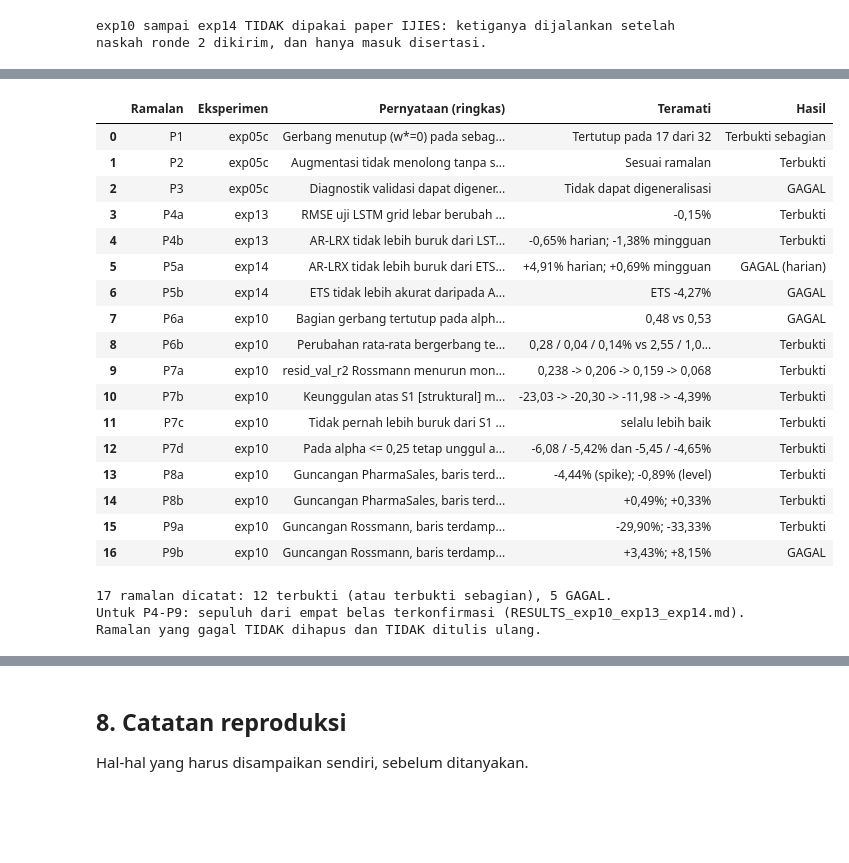
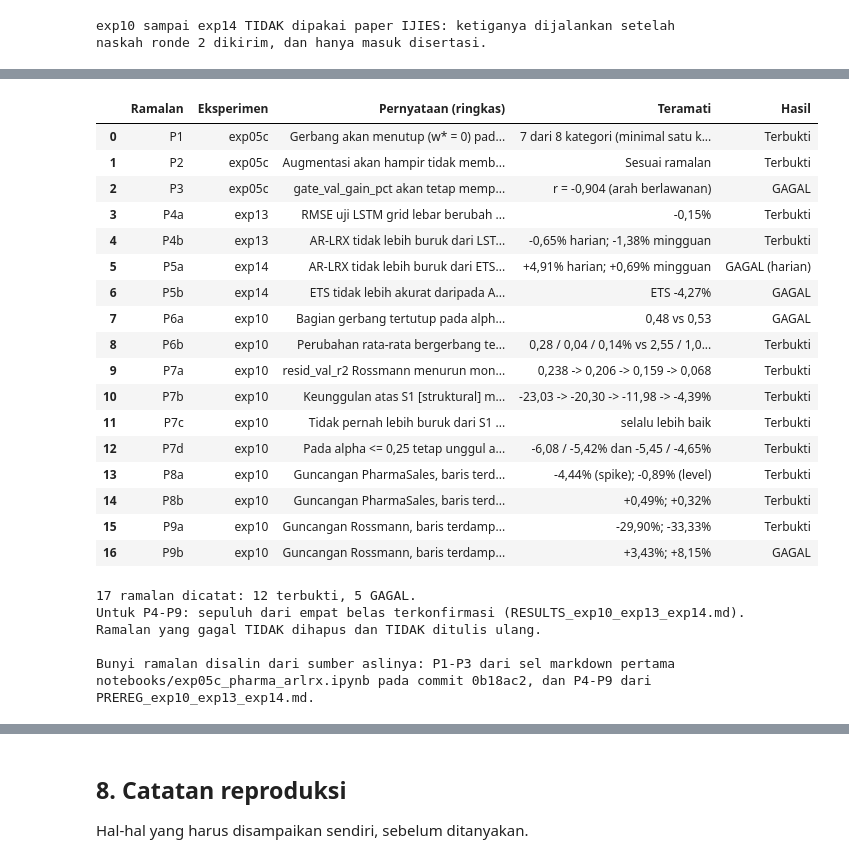
Before and after one commit to wahyuramadhandotcom/A-Hybrid-forecasting-model, a Jupyter notebook: notebooks/laporan/00_peta_eksperimen.ipynb, the cells around one changed output, grey strips where cells are left out. Saved outputs shown, nothing was run; the diff lists cells and outputs as text; code cells hidden in the pictures; blank space fills up the shorter version.

```diff
--- a/notebooks/laporan/00_peta_eksperimen.ipynb
+++ b/notebooks/laporan/00_peta_eksperimen.ipynb
@@ -672,37 +673,43 @@ ramalan benar-benar ditulis sebelum hasilnya dilihat.
 # %%
 # Status seluruh ramalan pra-registrasi, disalin apa adanya dari
 # RESULTS_exp10_exp13_exp14.md (P4-P9) dan Tabel 5.2 disertasi (P1-P3).
 RAMALAN = [
- ("P1", "exp05c", "Gerbang menutup (w*=0) pada sebagian besar kategori PharmaSales", "Tertutup pada 17 dari 32", "Terbukti sebagian"),
- ("P2", "exp05c", "Augmentasi tidak menolong tanpa struktur yang dapat dimanfaatkan", "Sesuai ramalan", "Terbukti"),
- ("P3", "exp05c", "Diagnostik validasi dapat digeneralisasi ke data uji", "Tidak dapat digeneralisasi", "GAGAL"),
+ ("P1", "exp05c", "Gerbang akan menutup (w* = 0) pada sebagian besar kategori",
+  "7 dari 8 kategori (minimal satu konfigurasi); 17 dari 32 konfigurasi", "Terbukti"),
+ ("P2", "exp05c", "Augmentasi akan hampir tidak membantu", "Sesuai ramalan", "Terbukti"),
+ ("P3", "exp05c", "gate_val_gain_pct akan tetap memprediksi perbaikan test",
+  "r = -0,904 (arah berlawanan)", "GAGAL"),
  ("P4a", "exp13", "RMSE uji LSTM grid lebar berubah paling banyak +/-2% terhadap exp12", "-0,15%", "Terbukti"),
  ("P4b", "exp13", "AR-LRX tidak lebih buruk dari LSTM grid lebar lebih dari 1%", "-0,65% harian; -1,38% mingguan", "Terbukti"),
  ("P5a", "exp14", "AR-LRX tidak lebih buruk dari ETS bergulir lebih dari 1%", "+4,91% harian; +0,69% mingguan", "GAGAL (harian)"),
  ("P5b", "exp14", "ETS tidak lebih akurat daripada ARIMA bergulir pada data harian", "ETS -4,27%", "GAGAL"),
  ("P6a", "exp10", "Bagian gerbang tertutup pada alpha=0,50 >= bagian pada run bersih", "0,48 vs 0,53", "GAGAL"),
  ("P6b", "exp10", "Perubahan rata-rata bergerbang terhadap S1 <= +0,5% dan di bawah hybrid tanpa gerbang", "0,28 / 0,04 / 0,14% vs 2,55 / 1,07 / 1,83%", "Terbukti"),
  ("P7a", "exp10", "resid_val_r2 Rossmann menurun monoton terhadap noise", "0,238 -> 0,206 -> 0,159 -> 0,068", "Terbukti"),
  ("P7b", "exp10", "Keunggulan atas S1 [struktural] menyusut monoton", "-23,03 -> -20,30 -> -11,98 -> -4,39%", "Terbukti"),
  ("P7c", "exp10", "Tidak pernah lebih buruk dari S1 lebih dari 0,5%", "selalu lebih baik", "Terbukti"),
  ("P7d", "exp10", "Pada alpha <= 0,25 tetap unggul atas XGBoost dan LightGBM", "-6,08 / -5,42% dan -5,45 / -4,65%", "Terbukti"),
  ("P8a", "exp10", "Guncangan PharmaSales, baris terdampak: AR-LRX unggul atas XGBoost", "-4,44% (spike); -0,89% (level)", "Terbukti"),
- ("P8b", "exp10", "Guncangan PharmaSales, baris terdampak: AR-LRX vs S1 <= +2%", "+0,49%; +0,33%", "Terbukti"),
+ ("P8b", "exp10", "Guncangan PharmaSales, baris terdampak: AR-LRX vs S1 <= +2%", "+0,49%; +0,32%", "Terbukti"),
  ("P9a", "exp10", "Guncangan Rossmann, baris terdampak: AR-LRX-Aug unggul atas S1", "-29,90%; -33,33%", "Terbukti"),
  ("P9b", "exp10", "Guncangan Rossmann, baris terdampak: AR-LRX-Aug tidak kalah >2% dari XGBoost", "+3,43%; +8,15%", "GAGAL"),
 ]
 r = pd.DataFrame(RAMALAN, columns=["Ramalan", "Eksperimen", "Pernyataan (ringkas)", "Teramati", "Hasil"])
 display(r)
 n_gagal = int(r.Hasil.str.startswith("GAGAL").sum())
 print()
-print(f"{len(r)} ramalan dicatat: {len(r) - n_gagal} terbukti (atau terbukti sebagian), {n_gagal} GAGAL.")
+print(f"{len(r)} ramalan dicatat: {len(r) - n_gagal} terbukti, {n_gagal} GAGAL.")
 print("Untuk P4-P9: sepuluh dari empat belas terkonfirmasi (RESULTS_exp10_exp13_exp14.md).")
 print("Ramalan yang gagal TIDAK dihapus dan TIDAK ditulis ulang.")
+print()
+print("Bunyi ramalan disalin dari sumber aslinya: P1-P3 dari sel markdown pertama")
+print("notebooks/exp05c_pharma_arlrx.ipynb pada commit 0b18ac2, dan P4-P9 dari")
+print("PREREG_exp10_exp13_exp14.md.")
 # %% [output]
 |  | Ramalan | Eksperimen | Pernyataan (ringkas) | Teramati | Hasil |
-| 0 | P1 | exp05c | Gerbang menutup (w*=0) pada sebag... | Tertutup pada 17 dari 32 | Terbukti sebagian |
-| 1 | P2 | exp05c | Augmentasi tidak menolong tanpa s... | Sesuai ramalan | Terbukti |
-| 2 | P3 | exp05c | Diagnostik validasi dapat digener... | Tidak dapat digeneralisasi | GAGAL |
+| 0 | P1 | exp05c | Gerbang akan menutup (w* = 0) pad... | 7 dari 8 kategori (minimal satu k... | Terbukti |
+| 1 | P2 | exp05c | Augmentasi akan hampir tidak memb... | Sesuai ramalan | Terbukti |
+| 2 | P3 | exp05c | gate_val_gain_pct akan tetap memp... | r = -0,904 (arah berlawanan) | GAGAL |
 | 3 | P4a | exp13 | RMSE uji LSTM grid lebar berubah ... | -0,15% | Terbukti |
 | 4 | P4b | exp13 | AR-LRX tidak lebih buruk dari LST... | -0,65% harian; -1,38% mingguan | Terbukti |
 | 5 | P5a | exp14 | AR-LRX tidak lebih buruk dari ETS... | +4,91% harian; +0,69% mingguan | GAGAL (harian) |
@@ -714,9 +721,13 @@ print("Ramalan yang gagal TIDAK dihapus dan TIDAK ditulis ulang.")
 | 11 | P7c | exp10 | Tidak pernah lebih buruk dari S1 ... | selalu lebih baik | Terbukti |
 | 12 | P7d | exp10 | Pada alpha <= 0,25 tetap unggul a... | -6,08 / -5,42% dan -5,45 / -4,65% | Terbukti |
 | 13 | P8a | exp10 | Guncangan PharmaSales, baris terd... | -4,44% (spike); -0,89% (level) | Terbukti |
-| 14 | P8b | exp10 | Guncangan PharmaSales, baris terd... | +0,49%; +0,33% | Terbukti |
+| 14 | P8b | exp10 | Guncangan PharmaSales, baris terd... | +0,49%; +0,32% | Terbukti |
 | 15 | P9a | exp10 | Guncangan Rossmann, baris terdamp... | -29,90%; -33,33% | Terbukti |
 | 16 | P9b | exp10 | Guncangan Rossmann, baris terdamp... | +3,43%; +8,15% | GAGAL |
-17 ramalan dicatat: 12 terbukti (atau terbukti sebagian), 5 GAGAL.
+17 ramalan dicatat: 12 terbukti, 5 GAGAL.
 Untuk P4-P9: sepuluh dari empat belas terkonfirmasi (RESULTS_exp10_exp13_exp14.md).
 Ramalan yang gagal TIDAK dihapus dan TIDAK ditulis ulang.
+
+Bunyi ramalan disalin dari sumber aslinya: P1-P3 dari sel markdown pertama
+notebooks/exp05c_pharma_arlrx.ipynb pada commit 0b18ac2, dan P4-P9 dari
+PREREG_exp10_exp13_exp14.md.
```
Also changed, not shown: parts of 10 cells of this notebook.
